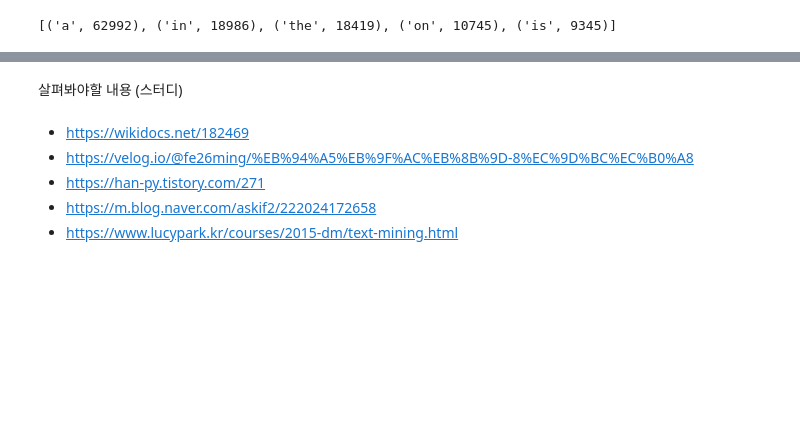
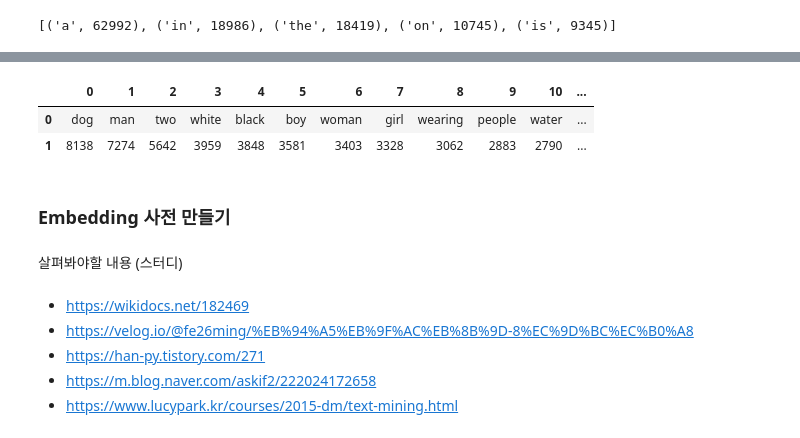
Before and after one commit to MinsooKwak/image_caption, a Jupyter notebook: image_caption_project.ipynb, the cells around one changed output, grey strips where cells are left out. Saved outputs shown, nothing was run; the diff lists cells and outputs as text; code cells hidden in the pictures; blank space fills up the shorter version.

```diff
--- a/image_caption_project.ipynb
+++ b/image_caption_project.ipynb
@@ -219,3 +402,17 @@ frequent[:5]
+# %%
+# 하나의 리스트에 담음
+filtered_token_list = [i for tok_list in df['filtered_token'] for i in tok_list]
+
+# Top15 단어
+freq = Counter(filtered_token_list).most_common()
+filtered_freq_df = pd.DataFrame(freq)
+filtered_freq_df.head(15).T
+# %% [output]
+|  | 0 | 1 | 2 | 3 | 4 | 5 | 6 | 7 | 8 | 9 | 10 | ... |
+| 0 | dog | man | two | white | black | boy | woman | girl | wearing | people | water | ... |
+| 1 | 8138 | 7274 | 5642 | 3959 | 3848 | 3581 | 3403 | 3328 | 3062 | 2883 | 2790 | ... |
+# %% [markdown]
+### Embedding 사전 만들기
 # %% [markdown]
 살펴봐야할 내용 (스터디)
 # %% [markdown]
```
Also changed, not shown: parts of 27 cells of this notebook.
